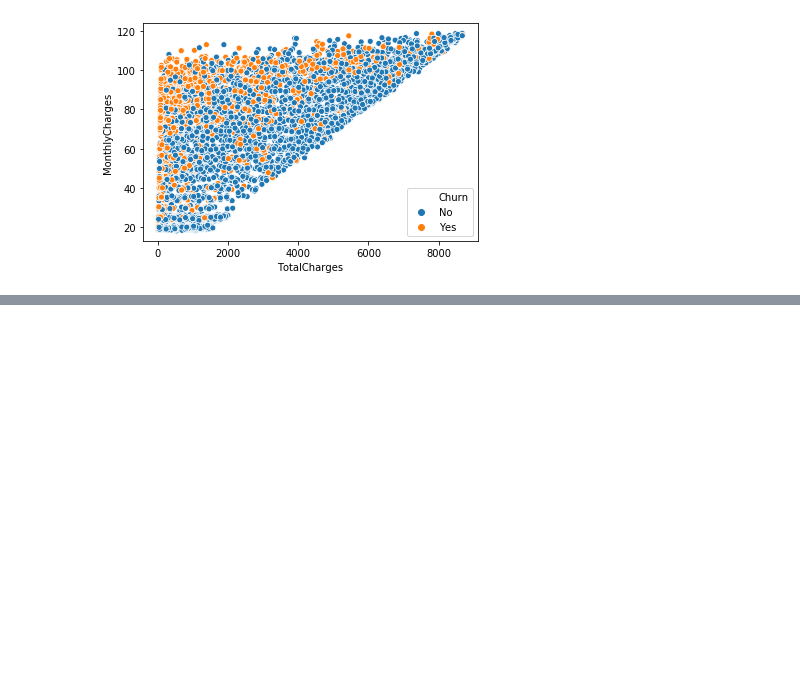
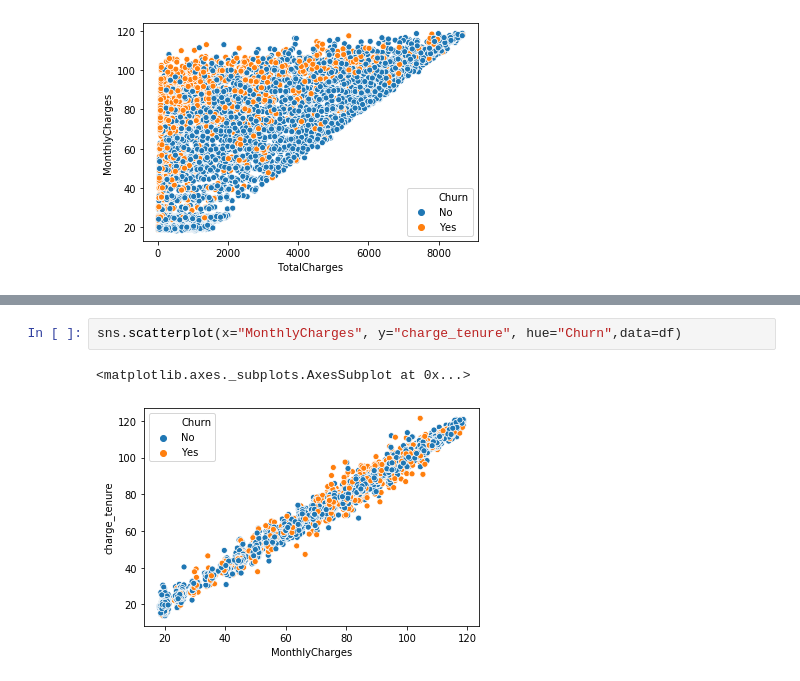
Before and after one commit to haythemmz/churn_prediction, a Jupyter notebook: EDA.ipynb, the cells around one changed output, grey strips where cells are left out. Drawn from its saved outputs; the diff is of its cells as text; blank space fills up the shorter version.

```diff
--- a/EDA.ipynb
+++ b/EDA.ipynb
@@ -297,0 +308,5 @@ sns.pairplot(df[["TotalCharges","MonthlyCharges","tenure","Chu", hue='x')
+# %%
+sns.scatterplot(x="MonthlyCharges", y="charge_tenure", hue="Churn",data=df)
+# %% [output]
+<matplotlib.axes._subplots.AxesSubplot at 0x...>
+[figure, added]
```
Also changed, not shown: parts of 3 cells of this notebook.
